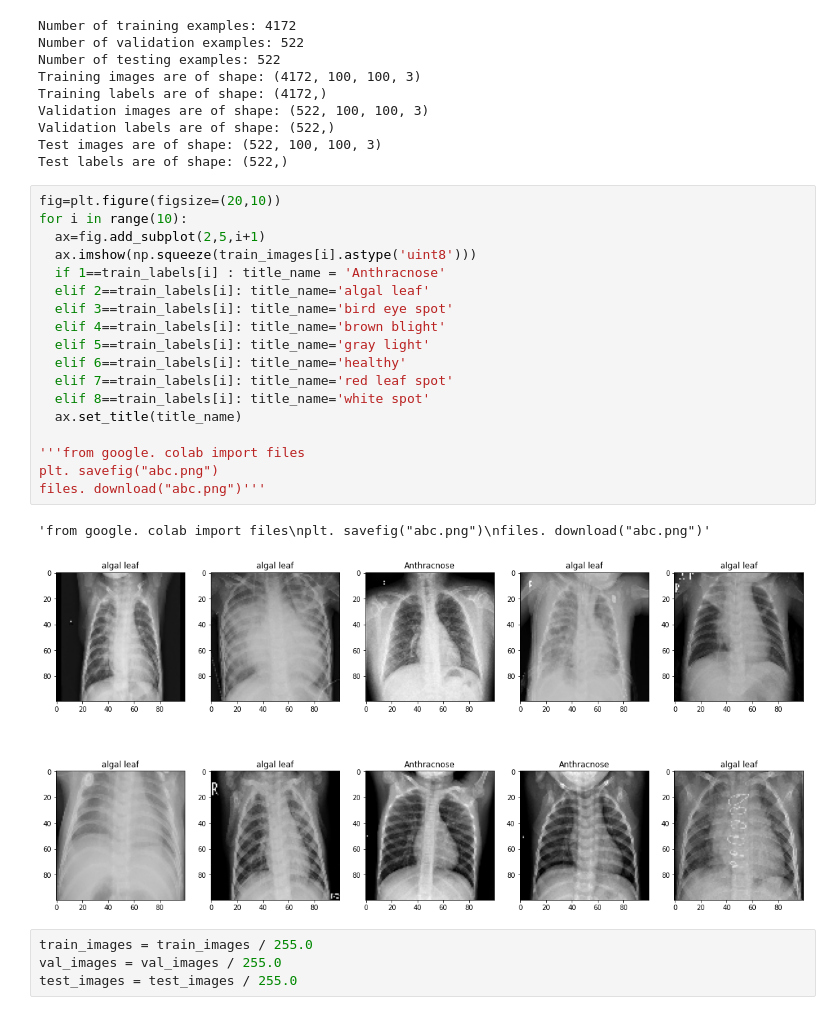
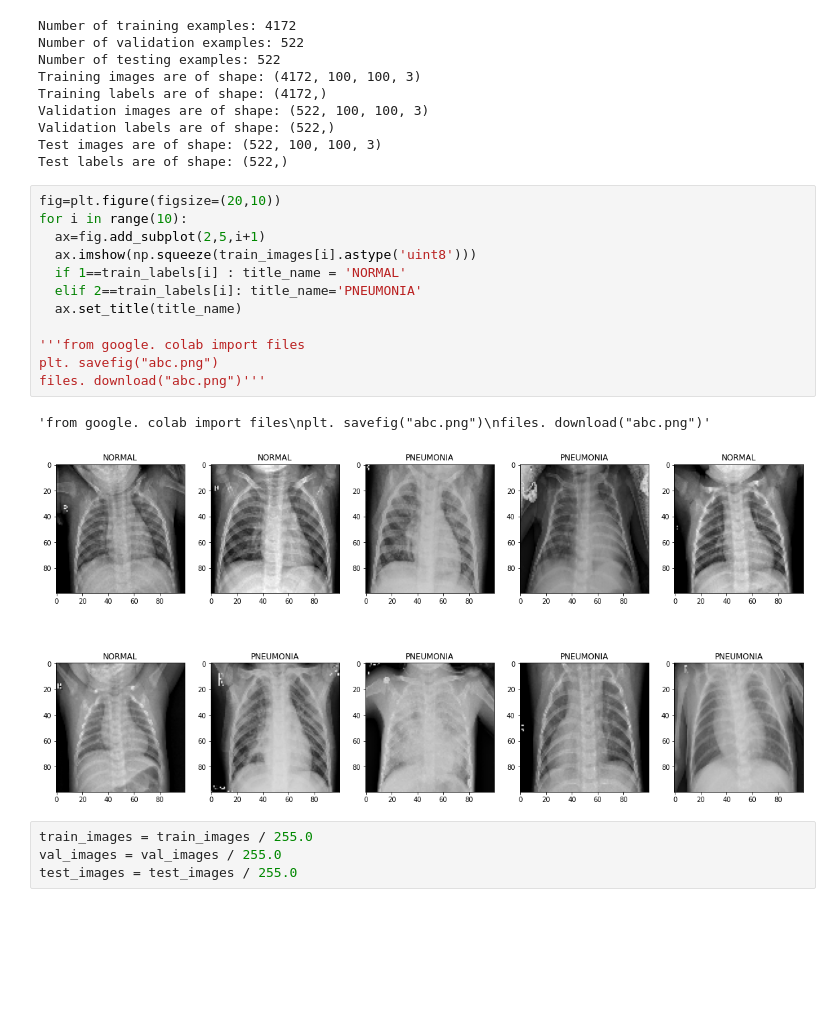
Before and after one commit to sakib927/My-Data-Science, a Jupyter notebook: Xray(Pnemonia).ipynb, the cells around one changed output. Cells and saved outputs as stored; diff of their text form; blank space fills up the shorter version.

```diff
--- a/Xray(Pnemonia).ipynb
+++ b/Xray(Pnemonia).ipynb
@@ -111,24 +119,18 @@ Test labels are of shape: (522,)
 # %%
 fig=plt.figure(figsize=(20,10))
 for i in range(10):
   ax=fig.add_subplot(2,5,i+1)
   ax.imshow(np.squeeze(train_images[i].astype('uint8')))
-  if 1==train_labels[i] : title_name = 'Anthracnose'
-  elif 2==train_labels[i]: title_name='algal leaf'
-  elif 3==train_labels[i]: title_name='bird eye spot'
-  elif 4==train_labels[i]: title_name='brown blight'
-  elif 5==train_labels[i]: title_name='gray light'
-  elif 6==train_labels[i]: title_name='healthy'
-  elif 7==train_labels[i]: title_name='red leaf spot'
-  elif 8==train_labels[i]: title_name='white spot'
+  if 1==train_labels[i] : title_name = 'NORMAL'
+  elif 2==train_labels[i]: title_name='PNEUMONIA'
   ax.set_title(title_name)
 
 '''from google. colab import files
 plt. savefig("abc.png")
 files. download("abc.png")'''
 # %% [output]
 'from google. colab import files\nplt. savefig("abc.png")\nfiles. download("abc.png")'
-[figure, old version]
+[figure, new version]
 # %%
 train_images = train_images / 255.0
 val_images = val_images / 255.0
```
Also changed, not shown: parts of 7 cells of this notebook.
